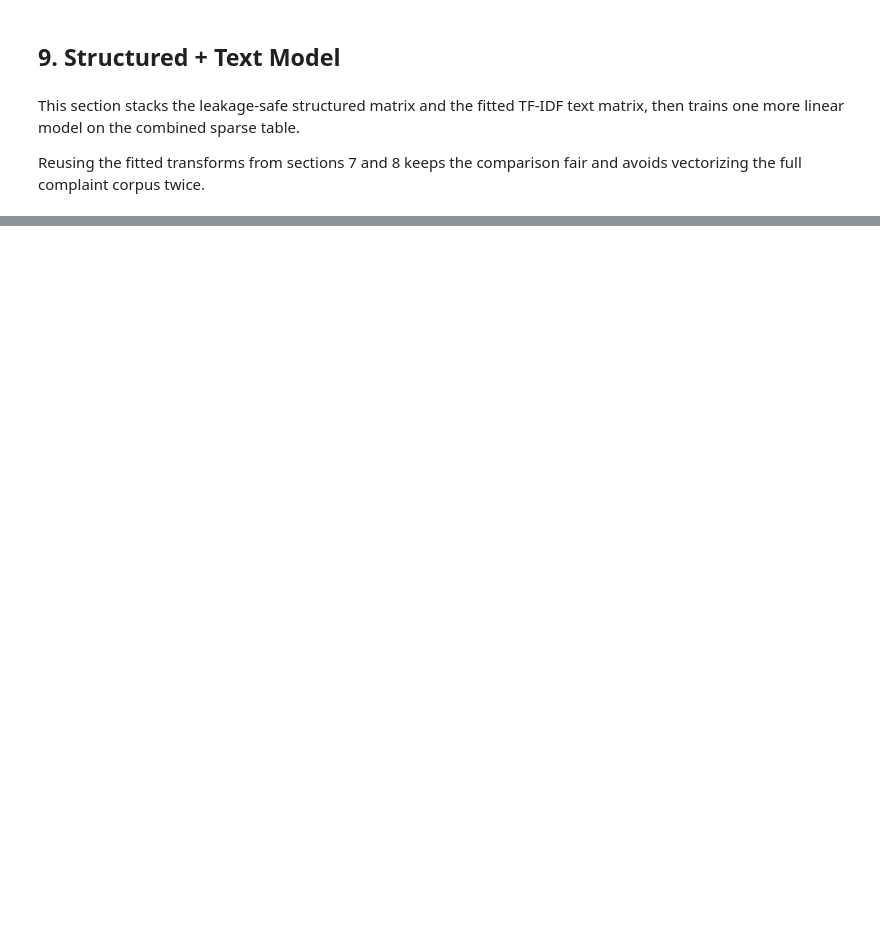
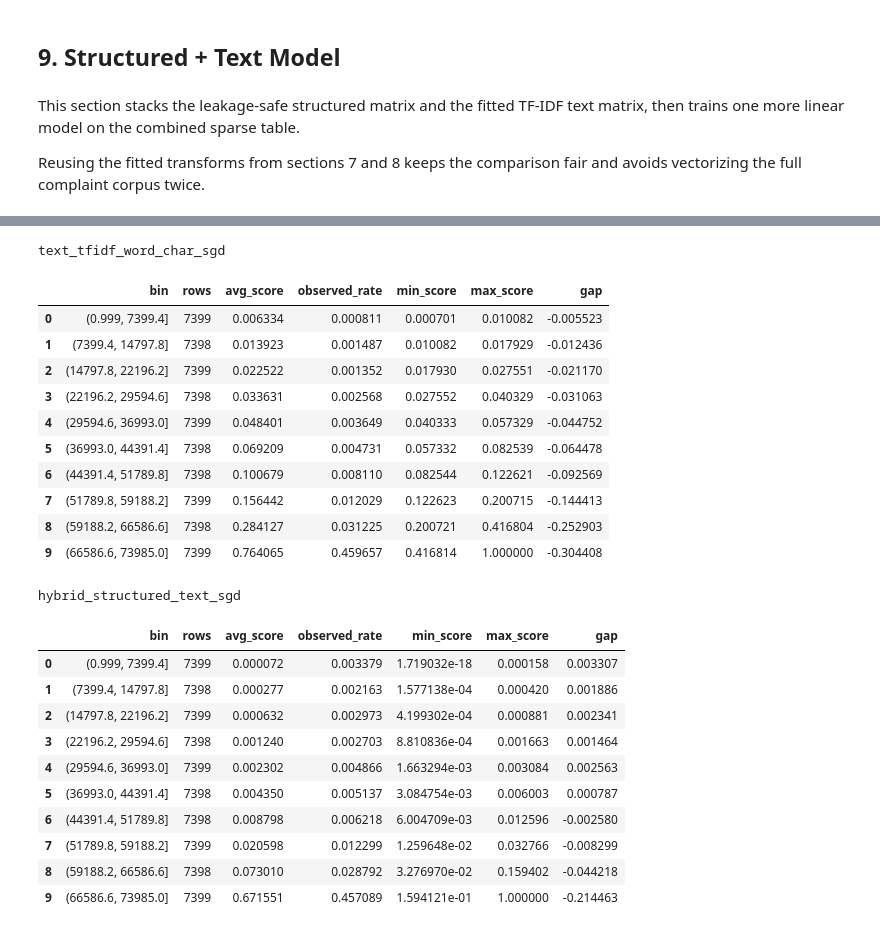
Before and after one commit to DavisM1212/NHTSA-ODI-Complaint-Analytics, a Jupyter notebook: notebooks/Severity_Ranking_Framework.ipynb, the cells around one changed output, grey strips where cells are left out. Drawn from its saved outputs; the diff is of its cells as text; code cells hidden in the pictures; blank space fills up the shorter version.

```diff
--- a/notebooks/Severity_Ranking_Framework.ipynb
+++ b/notebooks/Severity_Ranking_Framework.ipynb
@@ -478,0 +877,34 @@ Only run this after choosing your best model from the 2025 validation results. T
+# %%
+calibration_models = {
+    'text_tfidf_word_char_sgd': text_valid_score,
+    'hybrid_structured_text_sgd': hybrid_valid_score
+}
+
+for model_name, score in calibration_models.items():
+    print(model_name)
+    display(build_calibration_table(valid_df[TARGET_COL].to_numpy(), score, n_bins=10))
+# %% [output]
+text_tfidf_word_char_sgd
+|  | bin | rows | avg_score | observed_rate | min_score | max_score | gap |
+| 0 | (0.999, 7399.4] | 7399 | 0.006334 | 0.000811 | 0.000701 | 0.010082 | -0.005523 |
+| 1 | (7399.4, 14797.8] | 7398 | 0.013923 | 0.001487 | 0.010082 | 0.017929 | -0.012436 |
+| 2 | (14797.8, 22196.2] | 7399 | 0.022522 | 0.001352 | 0.017930 | 0.027551 | -0.021170 |
+| 3 | (22196.2, 29594.6] | 7398 | 0.033631 | 0.002568 | 0.027552 | 0.040329 | -0.031063 |
+| 4 | (29594.6, 36993.0] | 7399 | 0.048401 | 0.003649 | 0.040333 | 0.057329 | -0.044752 |
+| 5 | (36993.0, 44391.4] | 7398 | 0.069209 | 0.004731 | 0.057332 | 0.082539 | -0.064478 |
+| 6 | (44391.4, 51789.8] | 7398 | 0.100679 | 0.008110 | 0.082544 | 0.122621 | -0.092569 |
+| 7 | (51789.8, 59188.2] | 7399 | 0.156442 | 0.012029 | 0.122623 | 0.200715 | -0.144413 |
+| 8 | (59188.2, 66586.6] | 7398 | 0.284127 | 0.031225 | 0.200721 | 0.416804 | -0.252903 |
+| 9 | (66586.6, 73985.0] | 7399 | 0.764065 | 0.459657 | 0.416814 | 1.000000 | -0.304408 |
+hybrid_structured_text_sgd
+|  | bin | rows | avg_score | observed_rate | min_score | max_score | gap |
+| 0 | (0.999, 7399.4] | 7399 | 0.000072 | 0.003379 | 1.719032e-18 | 0.000158 | 0.003307 |
+| 1 | (7399.4, 14797.8] | 7398 | 0.000277 | 0.002163 | 1.577138e-04 | 0.000420 | 0.001886 |
+| 2 | (14797.8, 22196.2] | 7399 | 0.000632 | 0.002973 | 4.199302e-04 | 0.000881 | 0.002341 |
+| 3 | (22196.2, 29594.6] | 7398 | 0.001240 | 0.002703 | 8.810836e-04 | 0.001663 | 0.001464 |
+| 4 | (29594.6, 36993.0] | 7399 | 0.002302 | 0.004866 | 1.663294e-03 | 0.003084 | 0.002563 |
+| 5 | (36993.0, 44391.4] | 7398 | 0.004350 | 0.005137 | 3.084754e-03 | 0.006003 | 0.000787 |
+| 6 | (44391.4, 51789.8] | 7398 | 0.008798 | 0.006218 | 6.004709e-03 | 0.012596 | -0.002580 |
+| 7 | (51789.8, 59188.2] | 7399 | 0.020598 | 0.012299 | 1.259648e-02 | 0.032766 | -0.008299 |
+| 8 | (59188.2, 66586.6] | 7398 | 0.073010 | 0.028792 | 3.276970e-02 | 0.159402 | -0.044218 |
+| 9 | (66586.6, 73985.0] | 7399 | 0.671551 | 0.457089 | 1.594121e-01 | 1.000000 | -0.214463 |
```
Also changed, not shown: parts of 31 cells of this notebook, 1 other file.
